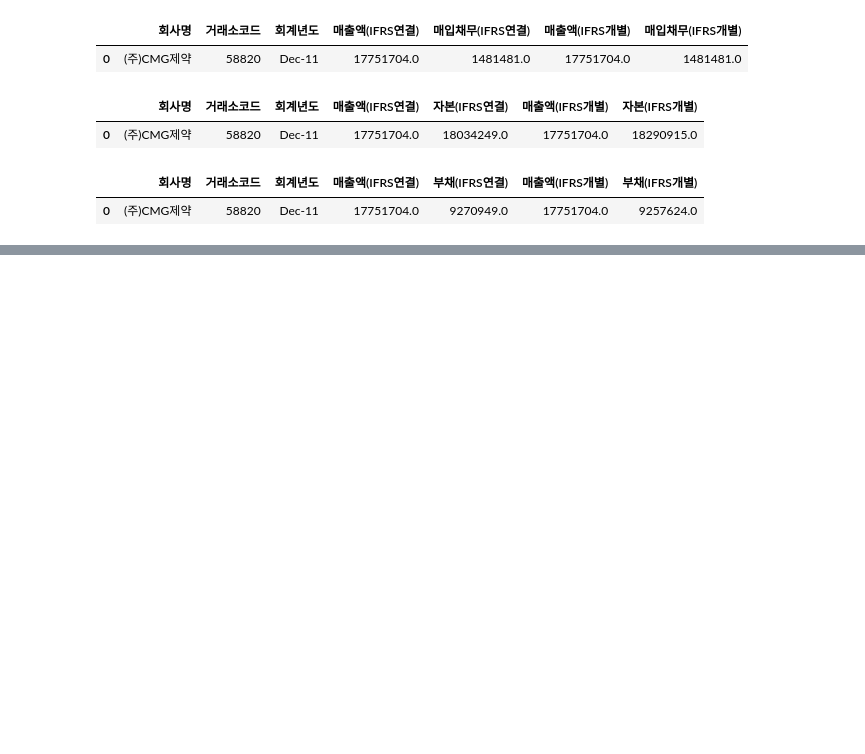
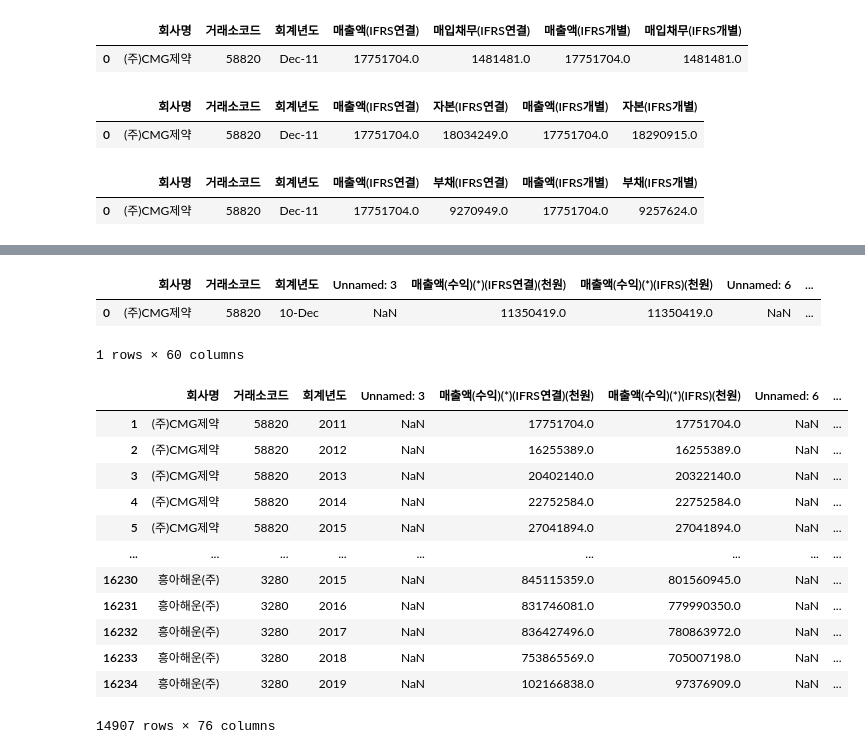
Before and after one commit to pelllzz/ubion4_project2, a Jupyter notebook: code/set_rate_ftn.ipynb, the cells around one changed output, grey strips where cells are left out. Cells and saved outputs as stored; diff of their text form; code cells hidden in the pictures; blank space fills up the shorter version.

```diff
--- a/code/set_rate_ftn.ipynb
+++ b/code/set_rate_ftn.ipynb
@@ -240 +396,4 @@ working_money_rate = pd.read_csv("../raw_data/use/영업이익증가율_Raw.csv"
+# %%
+# 활동성 지표
+activity = pd.read_csv("../raw_data/use/활동성지표.csv", thousands=",", encoding="CP949")
 # %%
@@ -601,0 +889,36 @@ other_jabon_turn.to_csv("../csv_data/use/자기자본회전율_전처리.csv", e
+# %%
+activity["전기매출액(개별)"] = activity["매출액(수익)(*)(IFRS)(천원)"].shift().where(activity.회사명.eq(activity.회사명.shift()))
+activity["전기매출액(연결)"] = activity["매출액(수익)(*)(IFRS연결)(천원)"].shift().where(activity.회사명.eq(activity.회사명.shift()))
+
+activity["전기자산(개별)"] = activity["자산(*)(IFRS)(천원)"].shift().where(activity.회사명.eq(activity.회사명.shift()))
+activity["전기자산(연결)"] = activity["자산(*)(IFRS연결)(천원)"].shift().where(activity.회사명.eq(activity.회사명.shift()))
+
+activity["전기매출원가(개별)"] = activity["매출원가(*)(IFRS)(천원)"].shift().where(activity.회사명.eq(activity.회사명.shift()))
+activity["전기매출원가(연결)"] = activity["매출원가(*)(IFRS연결)(천원)"].shift().where(activity.회사명.eq(activity.회사명.shift()))
+
+activity["전기재고자산(개별)"] = activity["재고자산(*)(IFRS)(천원)"].shift().where(activity.회사명.eq(activity.회사명.shift()))
+activity["전기재고자산(연결)"] = activity["재고자산(*)(IFRS연결)(천원)"].shift().where(activity.회사명.eq(activity.회사명.shift()))
+
+activity["전기매출채권(개별)"] = activity["매출채권(IFRS)(천원)"].shift().where(activity.회사명.eq(activity.회사명.shift()))
+activity["전기매출채권(연결)"] = activity["매출채권(IFRS연결)(천원)"].shift().where(activity.회사명.eq(activity.회사명.shift()))
+
+activity["전기유형자산(개별)"] = activity["유형자산(*)(IFRS)(천원)"].shift().where(activity.회사명.eq(activity.회사명.shift()))
+activity["전기유형자산(연결)"] = activity["유형자산(*)(IFRS연결)(천원)"].shift().where(activity.회사명.eq(activity.회사명.shift()))
+
+activity["전기매입채무(개별)"] = activity["매입채무(IFRS)(천원)"].shift().where(activity.회사명.eq(activity.회사명.shift()))
+activity["전기매입채무(연결)"] = activity["매입채무(IFRS연결)(천원)"].shift().where(activity.회사명.eq(activity.회사명.shift()))
+
+activity["전기자본(개별)"] = activity["자본(*)(IFRS)(천원)"].shift().where(activity.회사명.eq(activity.회사명.shift()))
+activity["전기자본(연결)"] = activity["자본(*)(IFRS연결)(천원)"].shift().where(activity.회사명.eq(activity.회사명.shift()))
+
+activity["전기부채(개별)"] = activity["부채(*)(IFRS)(천원)"].shift().where(activity.회사명.eq(activity.회사명.shift()))
+activity["전기부채(연결)"] = activity["부채(*)(IFRS연결)(천원)"].shift().where(activity.회사명.eq(activity.회사명.shift()))
+
+activity["전기유동자산(개별)"] = activity["유동자산(*)(IFRS)(천원)"].shift().where(activity.회사명.eq(activity.회사명.shift()))
+activity["전기유동자산(연결)"] = activity["유동자산(*)(IFRS연결)(천원)"].shift().where(activity.회사명.eq(activity.회사명.shift()))
+# %%
+activity.head(1)
+# %% [output]
+|  | 회사명 | 거래소코드 | 회계년도 | Unnamed: 3 | 매출액(수익)(*)(IFRS연결)(천원) | 매출액(수익)(*)(IFRS)(천원) | Unnamed: 6 | ... |
+| 0 | (주)CMG제약 | 58820 | 10-Dec | NaN | 11350419.0 | 11350419.0 | NaN | ... |
+1 rows × 60 columns
@@ -601,0 +949,20 @@ other_jabon_turn.to_csv("../csv_data/use/자기자본회전율_전처리.csv", e
+# %%
+activity.to_csv("../csv_data/01_임시확인.csv", encoding="CP949")
+activity["회계년도"] = pd.to_datetime(activity['회계년도'].str.upper(), format="%d-%b", yearfirst=False).dt.strftime("20%d")
+kill_2010 = activity[activity['회계년도'].str.contains("2010")].index
+activity_real = activity.drop(kill_2010)
+activity_real
+# %% [output]
+|  | 회사명 | 거래소코드 | 회계년도 | Unnamed: 3 | 매출액(수익)(*)(IFRS연결)(천원) | 매출액(수익)(*)(IFRS)(천원) | Unnamed: 6 | ... |
+| 1 | (주)CMG제약 | 58820 | 2011 | NaN | 17751704.0 | 17751704.0 | NaN | ... |
+| 2 | (주)CMG제약 | 58820 | 2012 | NaN | 16255389.0 | 16255389.0 | NaN | ... |
+| 3 | (주)CMG제약 | 58820 | 2013 | NaN | 20402140.0 | 20322140.0 | NaN | ... |
+| 4 | (주)CMG제약 | 58820 | 2014 | NaN | 22752584.0 | 22752584.0 | NaN | ... |
+| 5 | (주)CMG제약 | 58820 | 2015 | NaN | 27041894.0 | 27041894.0 | NaN | ... |
+| ... | ... | ... | ... | ... | ... | ... | ... | ... |
+| 16230 | 흥아해운(주) | 3280 | 2015 | NaN | 845115359.0 | 801560945.0 | NaN | ... |
+| 16231 | 흥아해운(주) | 3280 | 2016 | NaN | 831746081.0 | 779990350.0 | NaN | ... |
+| 16232 | 흥아해운(주) | 3280 | 2017 | NaN | 836427496.0 | 780863972.0 | NaN | ... |
+| 16233 | 흥아해운(주) | 3280 | 2018 | NaN | 753865569.0 | 705007198.0 | NaN | ... |
+| 16234 | 흥아해운(주) | 3280 | 2019 | NaN | 102166838.0 | 97376909.0 | NaN | ... |
+14907 rows × 76 columns
```
Also changed, not shown: parts of 48 cells of this notebook, 55 other files.
